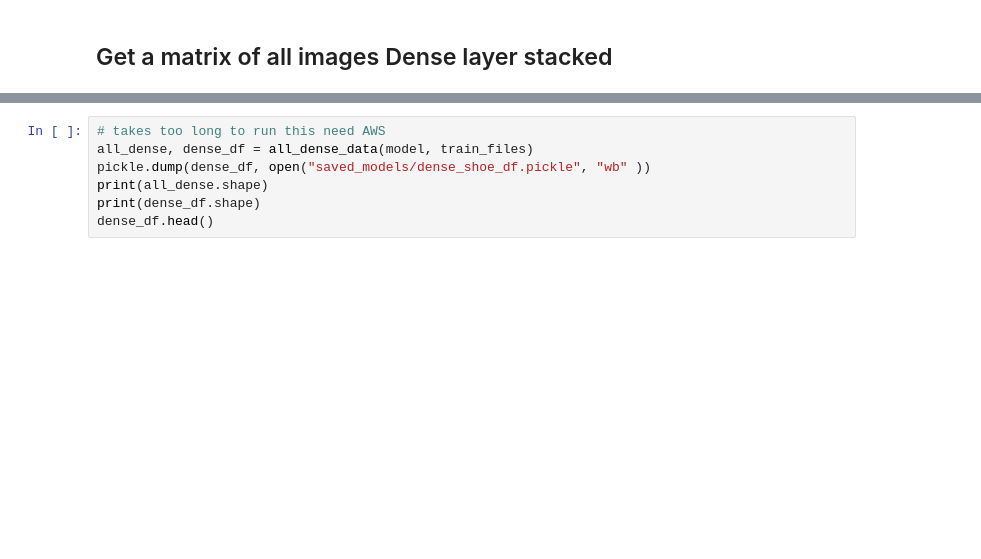
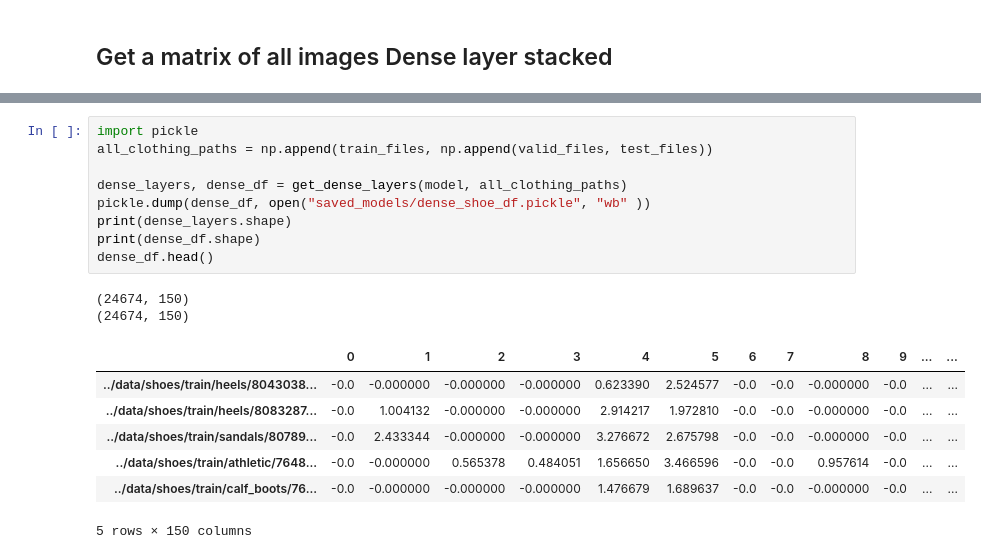
Before and after one commit to maicat11/Project_5, a Jupyter notebook: notebooks/shoe_training_cnn.ipynb, the cells around one changed output, grey strips where cells are left out. Drawn from its saved outputs; the diff is of its cells as text; blank space fills up the shorter version.

```diff
--- a/notebooks/shoe_training_cnn.ipynb
+++ b/notebooks/shoe_training_cnn.ipynb
@@ -197,8 +206,20 @@ Predicted class is: sandals
 # %%
-# takes too long to run this need AWS
-all_dense, dense_df = all_dense_data(model, train_files)
+import pickle
+all_clothing_paths = np.append(train_files, np.append(valid_files, test_files))
+
+dense_layers, dense_df = get_dense_layers(model, all_clothing_paths)
 pickle.dump(dense_df, open("saved_models/dense_shoe_df.pickle", "wb" ))
-print(all_dense.shape)
+print(dense_layers.shape)
 print(dense_df.shape)
 dense_df.head()
+# %% [output]
+(24674, 150)
+(24674, 150)
+|  | 0 | 1 | 2 | 3 | 4 | 5 | 6 | 7 | 8 | 9 | ... | ... |
+| ../data/shoes/train/heels/8043038... | -0.0 | -0.000000 | -0.000000 | -0.000000 | 0.623390 | 2.524577 | -0.0 | -0.0 | -0.000000 | -0.0 | ... | ... |
+| ../data/shoes/train/heels/8083287... | -0.0 | 1.004132 | -0.000000 | -0.000000 | 2.914217 | 1.972810 | -0.0 | -0.0 | -0.000000 | -0.0 | ... | ... |
+| ../data/shoes/train/sandals/80789... | -0.0 | 2.433344 | -0.000000 | -0.000000 | 3.276672 | 2.675798 | -0.0 | -0.0 | -0.000000 | -0.0 | ... | ... |
+| ../data/shoes/train/athletic/7648... | -0.0 | -0.000000 | 0.565378 | 0.484051 | 1.656650 | 3.466596 | -0.0 | -0.0 | 0.957614 | -0.0 | ... | ... |
+| ../data/shoes/train/calf_boots/76... | -0.0 | -0.000000 | -0.000000 | -0.000000 | 1.476679 | 1.689637 | -0.0 | -0.0 | -0.000000 | -0.0 | ... | ... |
+5 rows × 150 columns
 # %% [markdown]
```
Also changed, not shown: parts of 18 cells of this notebook, 8 other files.
